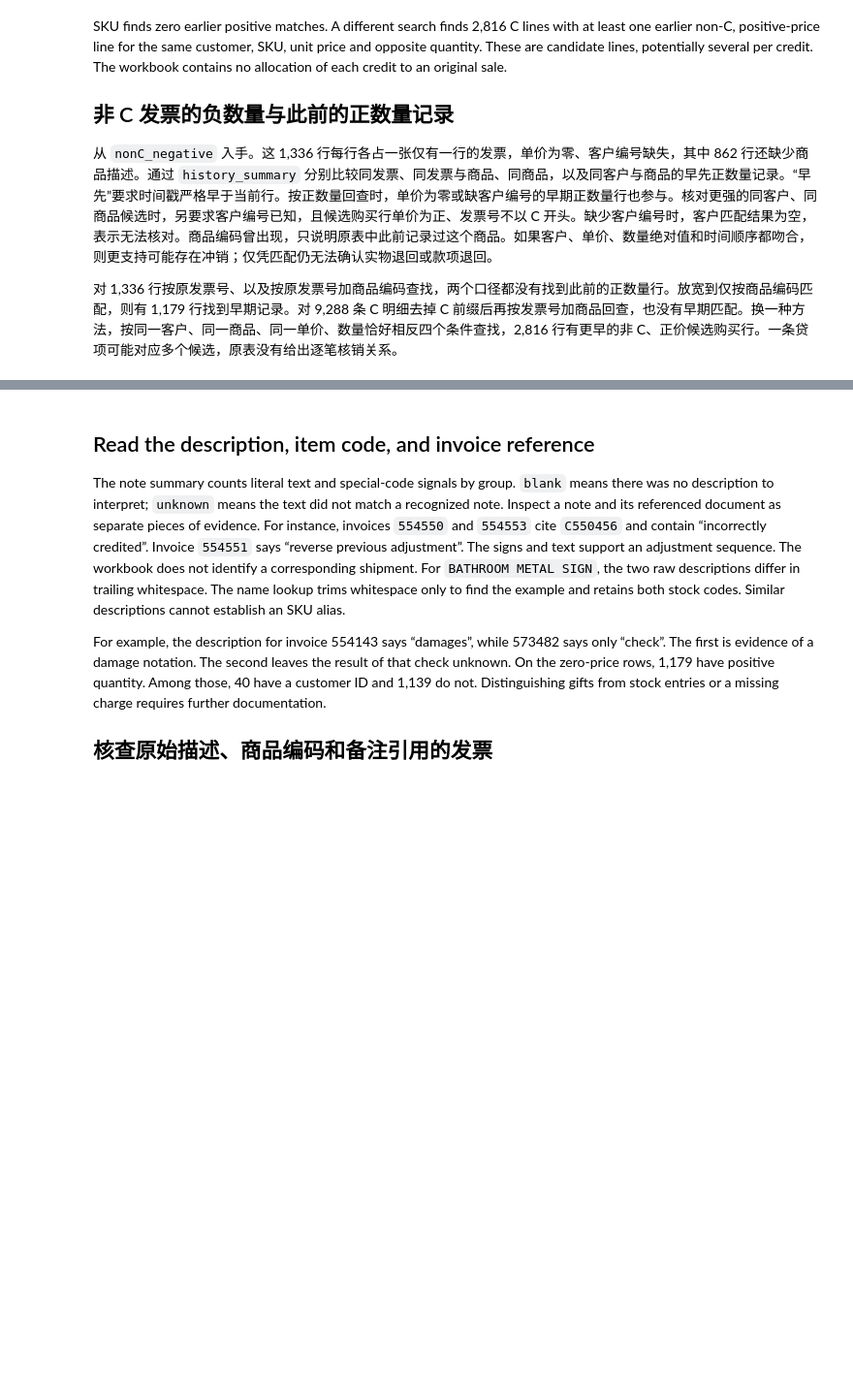
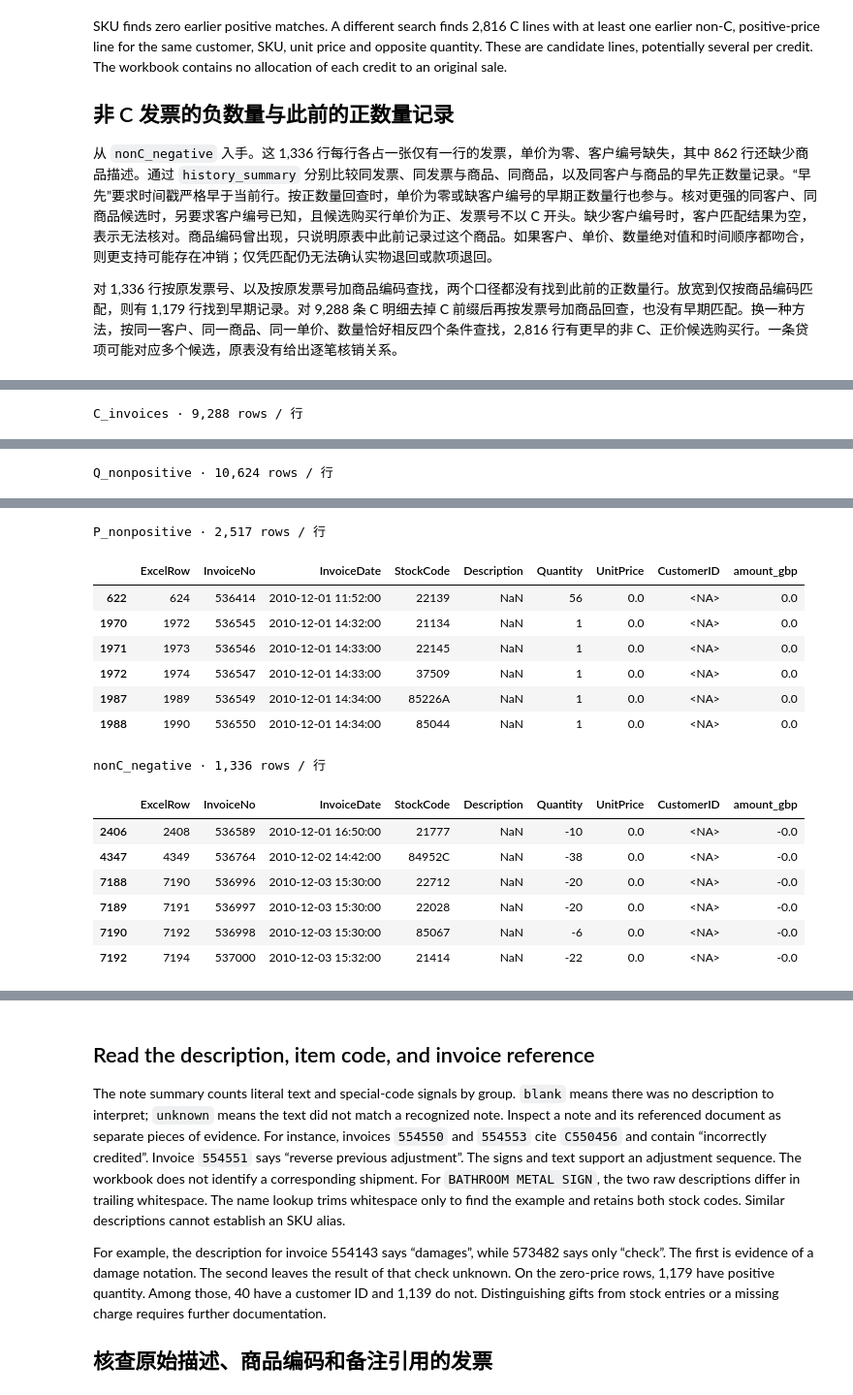
Before and after one commit to NobunagaK/online-retail-top10-recommendation, a Jupyter notebook: docs/technical/transaction_exception_analysis.ipynb, the cells around one changed output, grey strips where cells are left out. Shown at 97% size. Drawn from its saved outputs; the diff is of its cells as text; code cells hidden in the pictures; blank space fills up the shorter version.

```diff
--- a/docs/technical/transaction_exception_analysis.ipynb
+++ b/docs/technical/transaction_exception_analysis.ipynb
@@ -276,0 +517,13 @@ Missing descriptions / 缺失描述： 862
+# %%
+plausible_purchases = positive_history.loc[
+    positive_history["UnitPrice"].gt(0)
+    & positive_history["InvoiceNo"].notna()
+    & ~positive_history["InvoiceNo"].str.startswith("C", na=False)
+].copy()
+plausible_purchases["_purchase_date"] = plausible_purchases["InvoiceDate"]
+latest_purchase = strictly_earlier_match(
+    plausible_purchases, dated_queries, ["CustomerID", "StockCode"],
+    ["ExcelRow", "_purchase_date"],
+)
+history_evidence["latest_plausible_customer_sku_excel_row"] = latest_purchase["ExcelRow"].astype("Int64")
+history_evidence["latest_plausible_customer_sku_date"] = latest_purchase["_purchase_date"]
@@ -276,0 +538,16 @@ Missing descriptions / 缺失描述： 862
+# %%
+c_queries = dated_queries.loc[dated_queries["InvoiceNo"].str.startswith("C", na=False)].copy()
+c_queries["InvoiceNo"] = c_queries["InvoiceNo"].str.slice(1).replace("", pd.NA)
+history_evidence["earlier_positive_stripped_invoice_sku_rows"] = earlier_line_counts(
+    positive_history, c_queries, ["InvoiceNo", "StockCode"],
+)
+c_queries["Quantity"] = -c_queries["Quantity"]
+history_evidence["earlier_matching_customer_sku_price_opposite_quantity_rows"] = earlier_line_counts(
+    plausible_purchases, c_queries, ["CustomerID", "StockCode", "UnitPrice", "Quantity"],
+)
+
+# ExcelRow identifies the same source line across reruns. / Excel 行号始终指向同一条原始明细。
+evidence_by_row = history_evidence.set_axis(flagged["ExcelRow"])
+flagged = flagged.drop(columns=history_evidence.columns, errors="ignore").join(
+    evidence_by_row, on="ExcelRow", validate="one_to_one",
+)
@@ -276,0 +645,13 @@ Missing descriptions / 缺失描述： 862
+# %%
+views = {
+    "C_invoices": flagged.loc[flagged.invoice_c],
+    "Q_nonpositive": flagged.loc[flagged.Quantity.le(0)],
+    "P_nonpositive": flagged.loc[flagged.UnitPrice.le(0)],
+    "nonC_negative": flagged.loc[~flagged.invoice_c & flagged.Quantity.lt(0)],
+}
+tables.update(views)
+for name, group in views.items():
+    print(f"{name} · {len(group):,} rows / 行")
+    display(group[line_fields].head(6))
+# %% [output]
+C_invoices · 9,288 rows / 行
@@ -276,0 +665 @@ Missing descriptions / 缺失描述： 862
+Q_nonpositive · 10,624 rows / 行
@@ -276,0 +673,16 @@ Missing descriptions / 缺失描述： 862
+P_nonpositive · 2,517 rows / 行
+|  | ExcelRow | InvoiceNo | InvoiceDate | StockCode | Description | Quantity | UnitPrice | CustomerID | amount_gbp |
+| 622 | 624 | 536414 | 2010-12-01 11:52:00 | 22139 | NaN | 56 | 0.0 | <NA> | 0.0 |
+| 1970 | 1972 | 536545 | 2010-12-01 14:32:00 | 21134 | NaN | 1 | 0.0 | <NA> | 0.0 |
+| 1971 | 1973 | 536546 | 2010-12-01 14:33:00 | 22145 | NaN | 1 | 0.0 | <NA> | 0.0 |
+| 1972 | 1974 | 536547 | 2010-12-01 14:33:00 | 37509 | NaN | 1 | 0.0 | <NA> | 0.0 |
+| 1987 | 1989 | 536549 | 2010-12-01 14:34:00 | 85226A | NaN | 1 | 0.0 | <NA> | 0.0 |
+| 1988 | 1990 | 536550 | 2010-12-01 14:34:00 | 85044 | NaN | 1 | 0.0 | <NA> | 0.0 |
+nonC_negative · 1,336 rows / 行
+|  | ExcelRow | InvoiceNo | InvoiceDate | StockCode | Description | Quantity | UnitPrice | CustomerID | amount_gbp |
+| 2406 | 2408 | 536589 | 2010-12-01 16:50:00 | 21777 | NaN | -10 | 0.0 | <NA> | -0.0 |
+| 4347 | 4349 | 536764 | 2010-12-02 14:42:00 | 84952C | NaN | -38 | 0.0 | <NA> | -0.0 |
+| 7188 | 7190 | 536996 | 2010-12-03 15:30:00 | 22712 | NaN | -20 | 0.0 | <NA> | -0.0 |
+| 7189 | 7191 | 536997 | 2010-12-03 15:30:00 | 22028 | NaN | -20 | 0.0 | <NA> | -0.0 |
+| 7190 | 7192 | 536998 | 2010-12-03 15:30:00 | 85067 | NaN | -6 | 0.0 | <NA> | -0.0 |
+| 7192 | 7194 | 537000 | 2010-12-03 15:32:00 | 21414 | NaN | -22 | 0.0 | <NA> | -0.0 |
```
Also changed, not shown: parts of 64 cells of this notebook, 4 other files.
